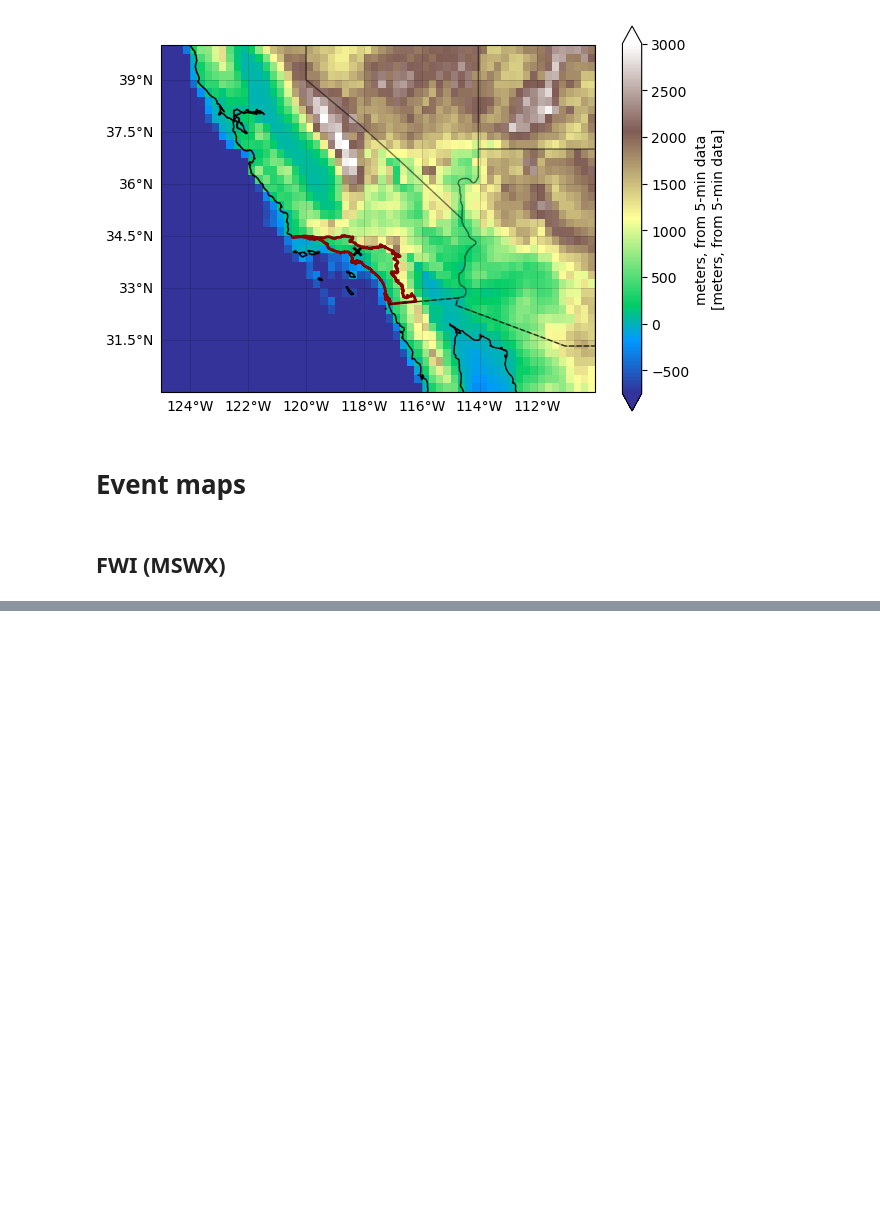
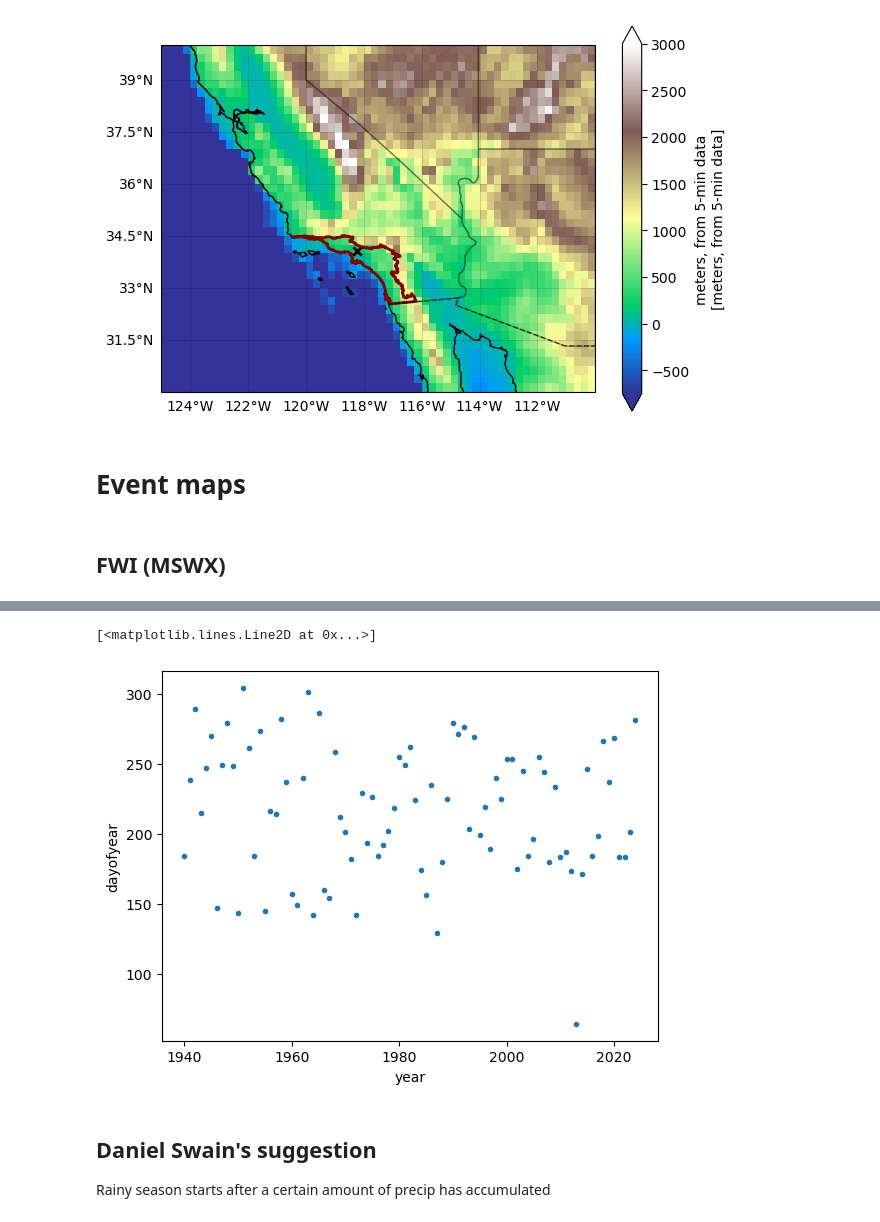
Before and after one commit to clairbarnes/wwa-current, a Jupyter notebook: 25-01_california-wildfires/cali-fires_1P_exploratory.ipynb, the cells around one changed output, grey strips where cells are left out. Cells and saved outputs as stored; diff of their text form; code cells hidden in the pictures; blank space fills up the shorter version.

```diff
--- a/25-01_california-wildfires/cali-fires_1P_exploratory.ipynb
+++ b/25-01_california-wildfires/cali-fires_1P_exploratory.ipynb
@@ -244,0 +207,9 @@ mean_jan_hdwi.to_csv("ts/era5-land_hdwi-janmean.csv")
+# %%
+((ends+ 183) % 365).plot(marker = ".", ls = "")
+# %% [output]
+[<matplotlib.lines.Line2D at 0x...>]
+[figure, added]
+# %% [markdown]
+## Daniel Swain's suggestion
+
+Rainy season starts after a certain amount of precip has accumulated
```
Also changed, not shown: parts of 51 cells of this notebook, 2 other files.
